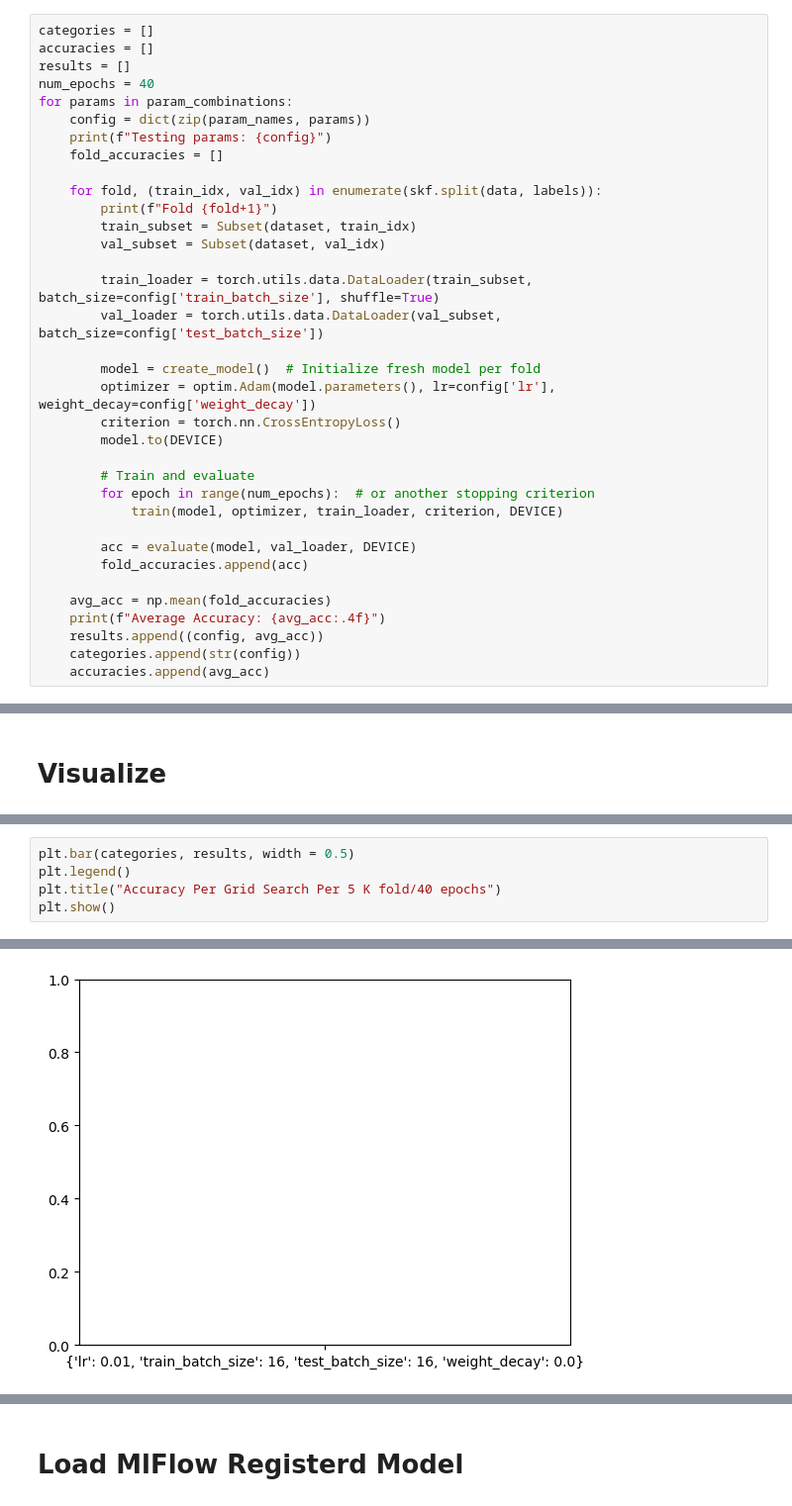
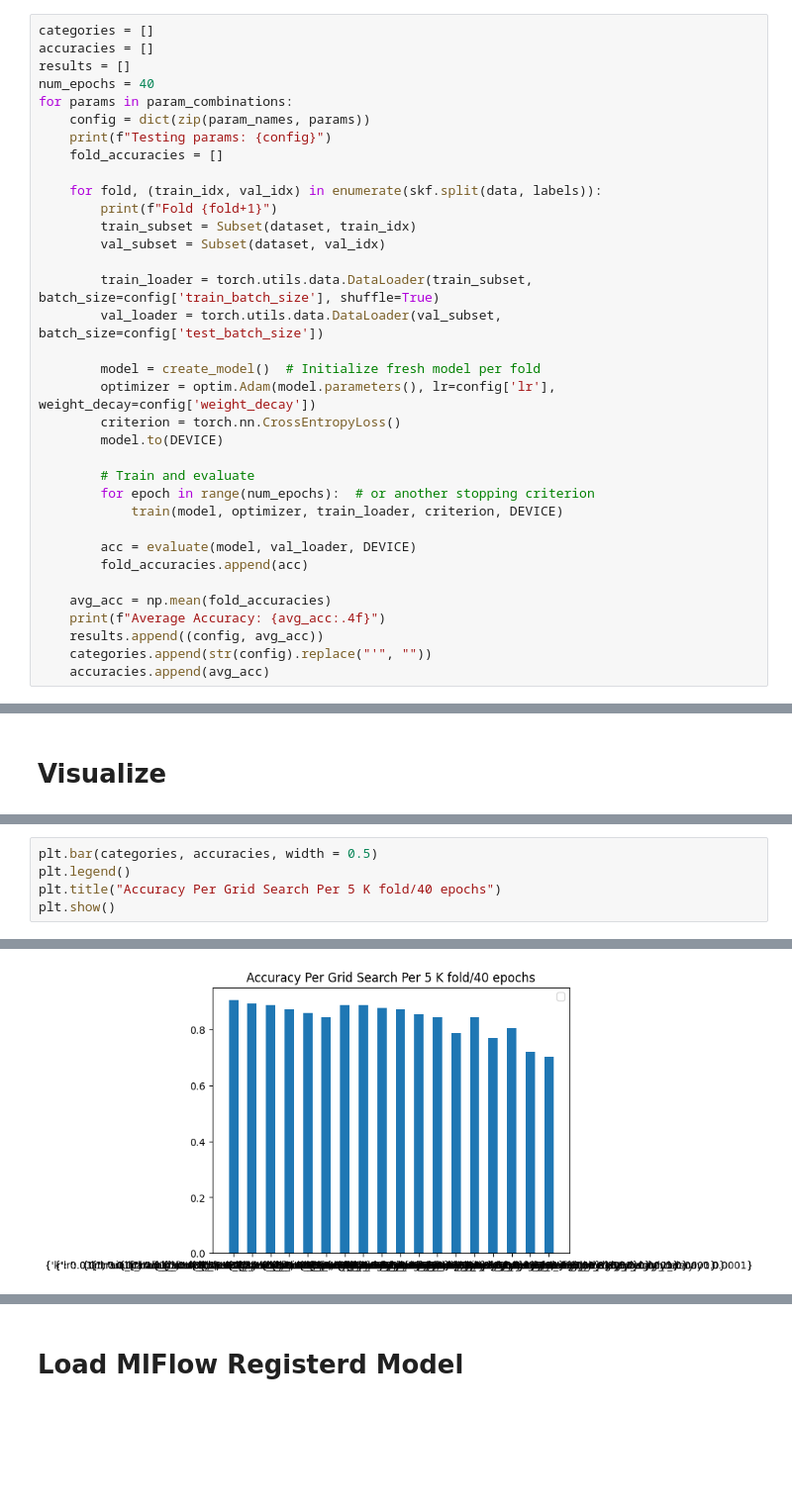
Before and after one commit to SirAbsolute0/fashion_style_detection, a Jupyter notebook: initial_model_evaulation/ResNet50_Freeze/Evaluate_ResNet50_Freeze_with_grid_search_and_stratified_k_fold.ipynb, the cells around one changed output, grey strips where cells are left out. Shown: that part at 99% size. Drawn from its saved outputs; the diff is of its cells as text; blank space fills up the shorter version.

Commit message:
Finished intial result for ResNet50_Freeze and only unfreeze last layer

```diff
--- a/initial_model_evaulation/ResNet50_Freeze/Evaluate_ResNet50_Freeze_with_grid_search_and_stratified_k_fold.ipynb
+++ b/initial_model_evaulation/ResNet50_Freeze/Evaluate_ResNet50_Freeze_with_grid_search_and_stratified_k_fold.ipynb
@@ -204,7 +205,7 @@ for params in param_combinations:
     avg_acc = np.mean(fold_accuracies)
     print(f"Average Accuracy: {avg_acc:.4f}")
     results.append((config, avg_acc))
-    categories.append(str(config))
+    categories.append(str(config).replace("'", ""))
     accuracies.append(avg_acc)
 # %% [output]
 Testing params: {'lr': 0.01, 'train_batch_size': 16, 'test_batch_size': 16, 'weight_decay': 0.0}
@@ -233,5 +230,5 @@ print(type(results[0]))
 # %%
-plt.bar(categories, results, width = 0.5)
+plt.bar(categories, accuracies, width = 0.5)
 plt.legend()
 plt.title("Accuracy Per Grid Search Per 5 K fold/40 epochs")
 plt.show()
@@ -240 +236 @@ TypeError: unhashable type: 'numpy.ndarray'
-[figure, old version]
+[figure, new version]
```
Also changed, not shown: parts of 12 cells of this notebook.
